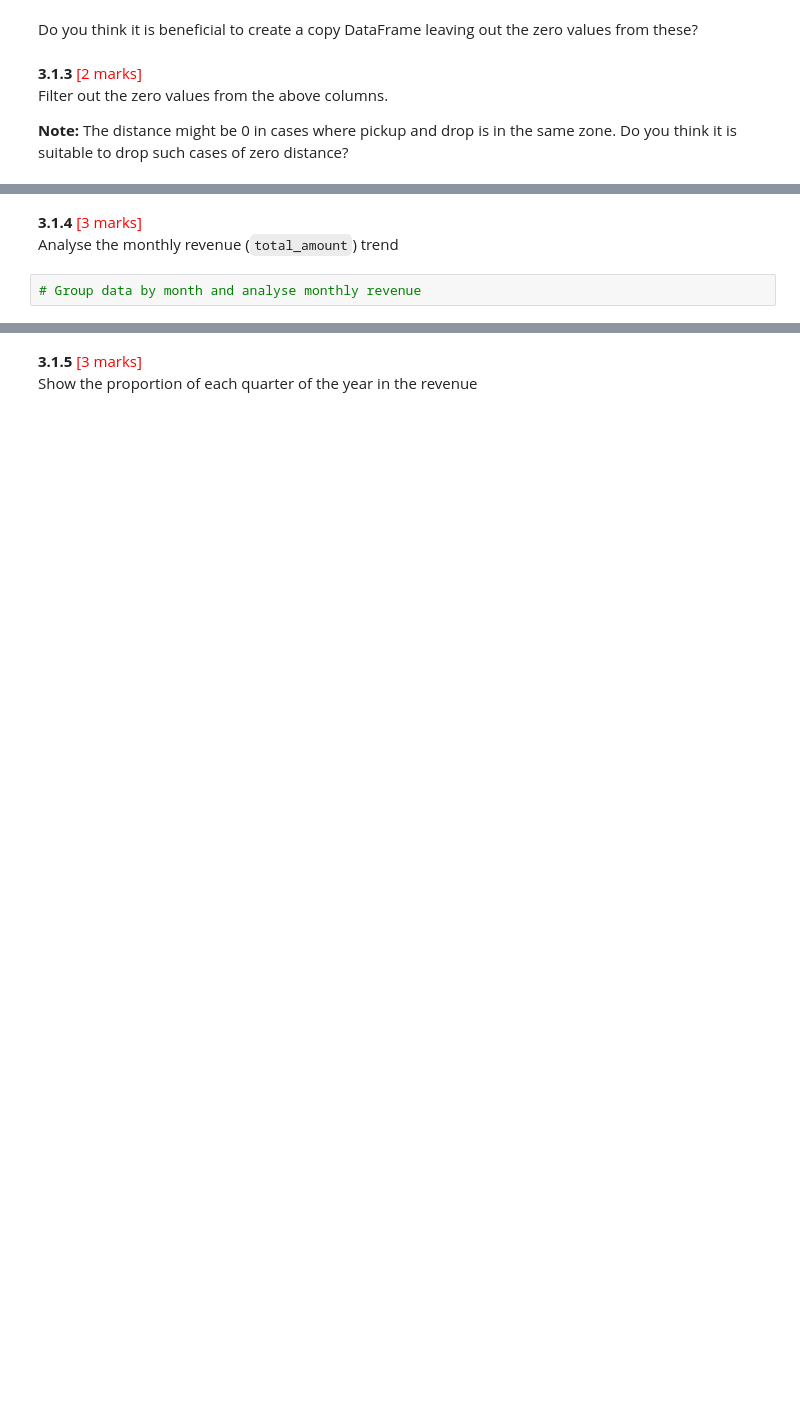
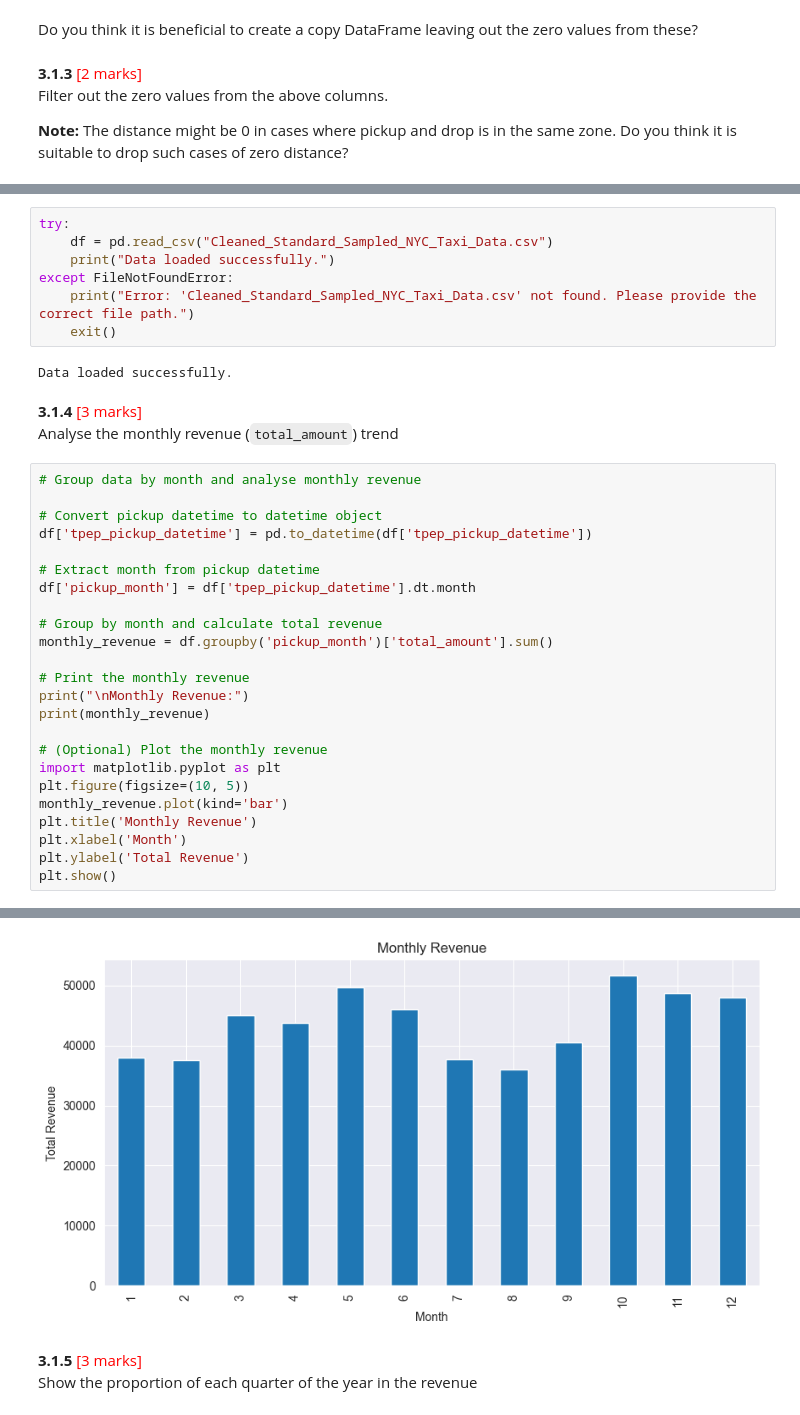
Before and after one commit to SUBHASISHBISWAS/UpGrad, a Jupyter notebook: Code/Courses/C1-SQL and Statistics Essentials/M7-NYC Taxi Records Analysis/SUBHASISH BISWAS/EDA NYC Taxi/EDA_Assg_NYC_Taxi_Starter.ipynb, the cells around one changed output, grey strips where cells are left out. Cells and saved outputs as stored; diff of their text form; blank space fills up the shorter version.

```diff
--- a/Code/Courses/C1-SQL and Statistics Essentials/M7-NYC Taxi Records Analysis/SUBHASISH BISWAS/EDA NYC Taxi/EDA_Assg_NYC_Taxi_Starter.ipynb
+++ b/Code/Courses/C1-SQL and Statistics Essentials/M7-NYC Taxi Records Analysis/SUBHASISH BISWAS/EDA NYC Taxi/EDA_Assg_NYC_Taxi_Starter.ipynb
@@ -1295,5 +1417,37 @@ Filter out the zero values from the above columns.
+# %%
+try:
+    df = pd.read_csv("Cleaned_Standard_Sampled_NYC_Taxi_Data.csv")
+    print("Data loaded successfully.")
+except FileNotFoundError:
+    print("Error: 'Cleaned_Standard_Sampled_NYC_Taxi_Data.csv' not found. Please provide the correct file path.")
+    exit()
+# %% [output]
+Data loaded successfully.
 # %% [markdown]
 **3.1.4** <font color = red>[3 marks]</font> <br>
 Analyse the monthly revenue (`total_amount`) trend
-# %%
-# Group data by month and analyse monthly revenue
+# %%
+# Group data by month and analyse monthly revenue
+
+# Convert pickup datetime to datetime object
+df['tpep_pickup_datetime'] = pd.to_datetime(df['tpep_pickup_datetime'])
+
+# Extract month from pickup datetime
+df['pickup_month'] = df['tpep_pickup_datetime'].dt.month
+
+# Group by month and calculate total revenue
+monthly_revenue = df.groupby('pickup_month')['total_amount'].sum()
+
+# Print the monthly revenue
+print("\nMonthly Revenue:")
+print(monthly_revenue)
+
+# (Optional) Plot the monthly revenue
+import matplotlib.pyplot as plt
+plt.figure(figsize=(10, 5))
+monthly_revenue.plot(kind='bar')
+plt.title('Monthly Revenue')
+plt.xlabel('Month')
+plt.ylabel('Total Revenue')
+plt.show()
+# %% [output]
@@ -1300,3 +1469,4 @@ Analyse the monthly revenue (`total_amount`) trend
+[figure, added]
 # %% [markdown]
 **3.1.5** <font color = red>[3 marks]</font> <br>
 Show the proportion of each quarter of the year in the revenue
```
Also changed, not shown: parts of 24 cells of this notebook.
